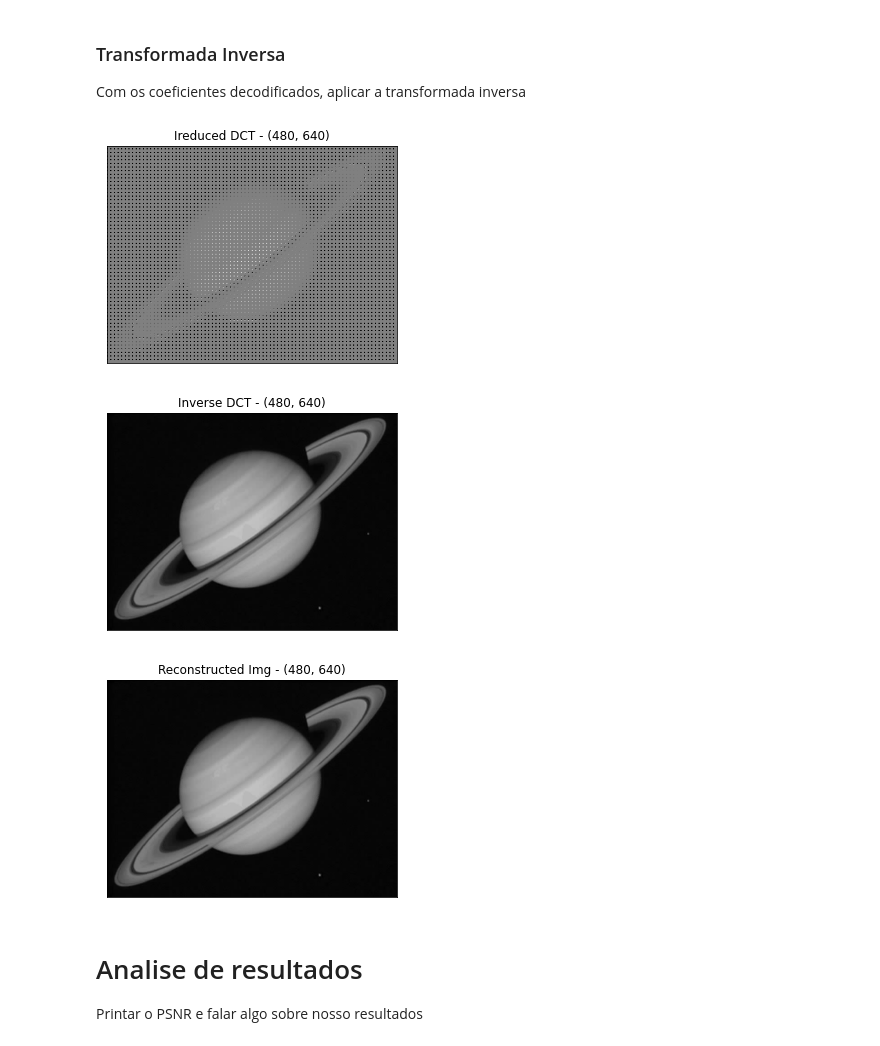
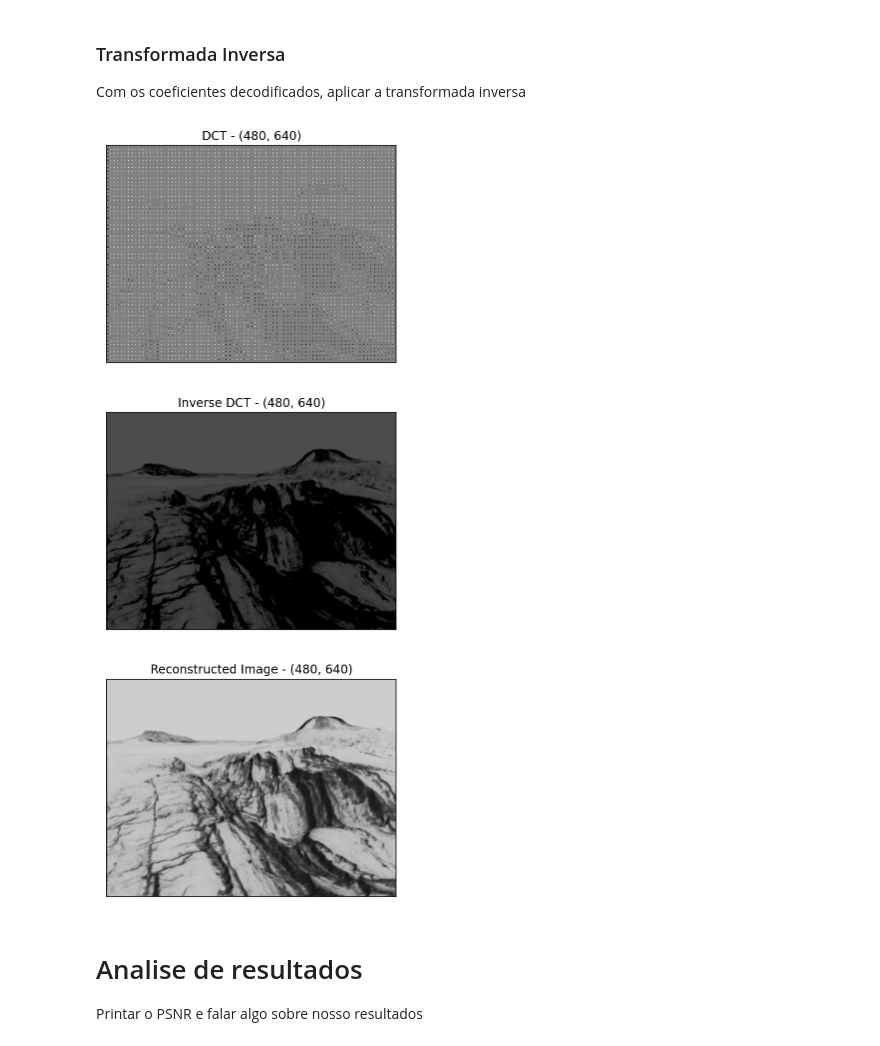
Before and after one commit to RenanBomtempo/image-compression, a Jupyter notebook: TP-1.ipynb, the cells around one changed output. Saved outputs shown, nothing was run; the diff lists cells and outputs as text; code cells hidden in the pictures.

```diff
--- a/TP-1.ipynb
+++ b/TP-1.ipynb
@@ -75,10 +75,10 @@ def img_to_file(img,output_name,separator=""):
 
 # De um arquivo txt ou bin, lê um numpy.ndarray de dimenções
 # shape(tupla)
-def file_to_img(input_name,shape,separator=""):
+def file_to_img(input_name,separator=""):
     file = open(input_name,"r")
-    img = np.fromfile(file,dtype = np.uint8,sep=separator)
-    img = img2.reshape(shape)
+    img = np.fromfile(file,dtype = np.int8,sep=separator)
+    #img = img.reshape(shape)
     file.close()
     return img
 # %% [markdown]
@@ -87,7 +87,7 @@ def file_to_img(input_name,shape,separator=""):
 Atribua a variavel "input_img_name" o nome da imagem a ser comprimida
 # %%
 # Nome do arquivo de imagem a ser comprimida
-input_img_name = "9.pgm"
+input_img_name = "11.pgm"
 
 # Carrega a imagem como um numpy.ndarray, com elementos do tipo numpy.uint8
 img = cv2.imread(input_img_name,0)
@@ -103,9 +103,11 @@ print_gimage(img,'Input Image')
 
 Aplicamos a DCT em blocos 8x8 da imagem
 # %%
+#image = cv2.copyMakeBorder(image, pad, pad, pad, pad, cv2.BORDER_REPLICATE)
+
 # Parâmetros da transformada
 step    = 8     # Tamanho do bloco DCT
-sv_step = 4     # Tamanho do bloco a ser salvo
+sv_step = 7    # Tamanho do bloco a ser salvo
 dif     = step - sv_step
 
 # Tamanho da imagem original
@@ -127,7 +129,7 @@ reduced_DCT = np.zeros(redu_size, dtype=np.float)
 
 # Imagem em que a DCT será aplicada
 dct_img = np.zeros(dct_size, dtype=np.float)
-dct_img[:orig_size[0],:orig_size[1]] = (img.astype(float))-128
+dct_img[:orig_size[0], :orig_size[1]] = (img.astype(float))-128
 
 # Executa a DCT
 for y in range(0,dct_size[0],step):
@@ -140,6 +142,7 @@ for y in range(0,dct_size[0],step):
                     x*sv_step//step:x*sv_step//step+sv_step] = dct_step[:sv_step,:sv_step]
 
 # Aplica quantização na matriz reduzida da DCT
+# normalizando os valores para o intervalo [-128, 127]
 Q = np.max(np.absolute(reduced_DCT))/127 #Valor de quantização
 reduced_DCT = reduced_DCT/Q
 
@@ -152,4 +155,7 @@ print_gimage(img,"Input Image")
 print_sgimage(dct_img, "Image for DCT")
 print_sgimage(DCT,"DCT")
 print_sgimage(reduced_DCT,"Reduced DCT")
+
+# Calcular compressão da DCT reduzida
+print("Compressão da DCT reduzida:",100-(reduced_DCT.size/img.size)*100)
 # %% [output]
@@ -183,41 +248,47 @@ Ler do arquivo e decodificar pra ter os coeficientes da transformada de volta
 
 Com os coeficientes decodificados, aplicar a transformada inversa
 # %%
-Ireduced_DCT = np.zeros(dct_size, dtype=np.float)
-IDCT    = np.zeros(dct_size, dtype=np.float)
-reco_img = np.zeros(orig_size, dtype=np.uint8)
+# Tamanho da DCT, aplicando padding se necessário
+dct_size = (orig_size[0]+(step-(orig_size[0]%step))%step,
+            orig_size[1]+(step-(orig_size[1]%step))%step)
 
-# Extendendo a imagem para o tamanho original
+# Tamanho da DCT reduzida
+redu_size = reduced
+
+dct = np.zeros(dct_size, dtype=np.float)
+inverse_dct  = np.zeros(dct_size, dtype=np.float)
+
+# Extendendo a DCT reduzida para o tamanho original da DCT
 for y in range(0,redu_size[0],sv_step):
     for x in range(0,redu_size[1],sv_step):
         block = np.zeros((step,step),dtype=np.float)
         block[:sv_step, :sv_step] = reduced_DCT[y:y+sv_step, x:x+sv_step]
-        Ireduced_DCT[y+(dif*y//sv_step):y+(dif*y//sv_step)+step,
-                     x+(dif*x//sv_step):x+(dif*x//sv_step)+step] = block
+        dct[y+(dif*y//sv_step):y+(dif*y//sv_step)+step,
+            x+(dif*x//sv_step):x+(dif*x//sv_step)+step] = block
 
 # Reverte a quatização
-Ireduced_DCT = Q*Ireduced_DCT
+dct = Q*dct
 
 # Transformada inversa
 for y in range(0,dct_size[0],step):
     for x in range(0,dct_size[1],step):
-        idct = get_2d_idct(Ireduced_DCT[y:y+step, x:x+step])
-        IDCT[y:y+step, x:x+step] = idct
+        block = get_2d_idct(dct[y:y+step, x:x+step])
+        inverse_dct[y:y+step, x:x+step] = block
 
 # Imagem reconstruida
-reco_img = IDCT[:orig_size[0], :orig_size[1]]+128
+reco_img = inverse_dct[:orig_size[0], :orig_size[1]]+128
 
-print_sgimage(Ireduced_DCT,"Ireduced DCT")
-print_sgimage(IDCT,"Inverse DCT")
-print_gimage(reco_img, "Reconstructed Img")
+print_sgimage(dct,"DCT")
+print_sgimage(inverse_dct,"Inverse DCT")
+print_gimage(reco_img, "Reconstructed Image")
 
 # Salvar imagens em .pgm
 mpimg.imsave("{0}.png".format(input_img_name), img, 0, 255, cmap='gray')
 mpimg.imsave(("{0}_IDCT_{1}x{1}-{2}.png".format(input_img_name,step, sv_step)), reco_img, 0, 255, cmap='gray')
 # %% [output]
-[figure, old version]
+[figure, new version]
-[figure, old version]
+[figure, new version]
-[figure, old version]
+[figure, new version]
 # %% [markdown]
 # Analise de resultados
 
```
Also changed, not shown: parts of 9 cells of this notebook.
